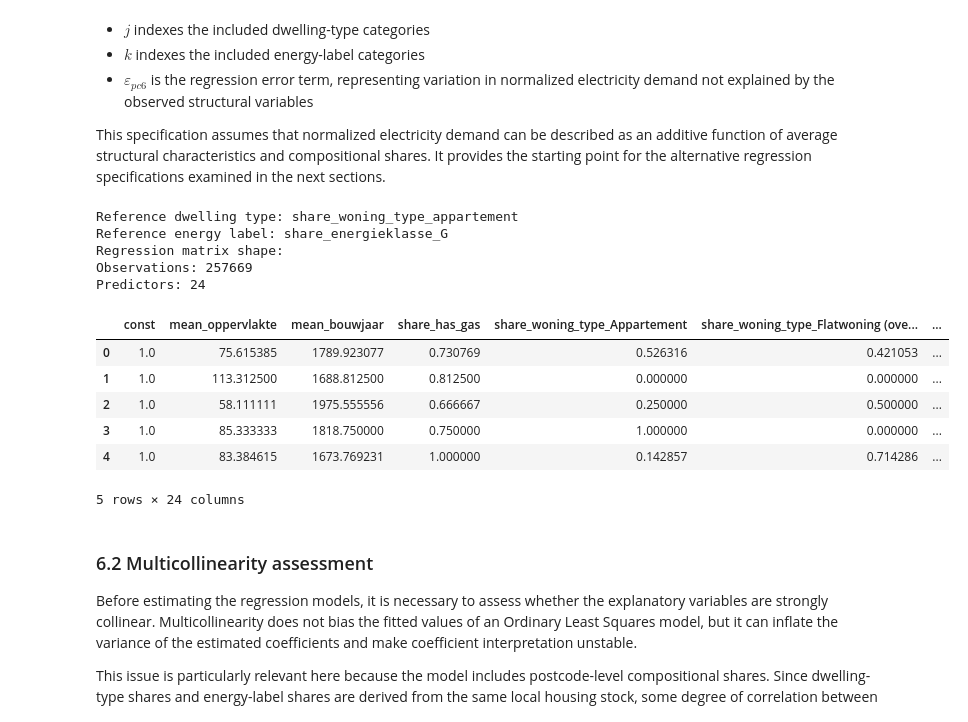
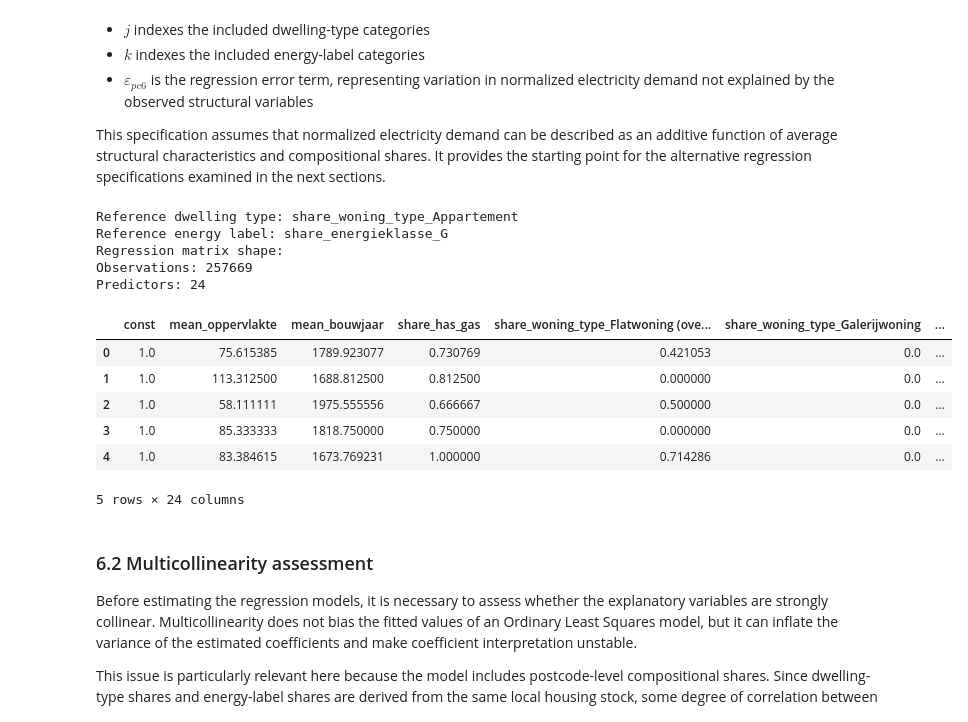
Before and after one commit to Dialectiek/policy-tool-slice, a Jupyter notebook: Dutch_load_analysis/dook_vng_data/Dutch_load_analysis.ipynb, the cells around one changed output. Drawn from its saved outputs; the diff is of its cells as text; code cells hidden in the pictures.

```diff
--- a/Dutch_load_analysis/dook_vng_data/Dutch_load_analysis.ipynb
+++ b/Dutch_load_analysis/dook_vng_data/Dutch_load_analysis.ipynb
@@ -2324,11 +2323,6 @@ pc6_dataset = (
     .merge(pc6_energylabel, on="postcode", how="left")
 )
 
-# clarify that this variable represents label coverage, not an efficiency class
-pc6_dataset = pc6_dataset.rename(columns={
-    "share_energieklasse_no_label": "share_no_energy_label"
-})
-
 # replace missing composition shares with zero
 pc6_dataset = pc6_dataset.fillna(0)
 
@@ -2746,7 +2740,7 @@ label_cols_full = [
 ]
 
 # explicit reference categories
-ref_woningtype = "share_woning_type_appartement"   # adjust if needed
+ref_woningtype = "share_woning_type_Appartement"   # adjust if needed
 ref_label = "share_energieklasse_G"                # adjust if needed
 
 woningtype_cols = [
@@ -2755,40 +2749,40 @@ woningtype_cols = [
 ]
 
 label_cols = [
     c for c in label_cols_full
     if c != ref_label
 ]
 
 print("Reference dwelling type:", ref_woningtype)
 print("Reference energy label:", ref_label)
 
 # predictor matrix
 X = pc6_dataset[
     ["mean_oppervlakte", "mean_bouwjaar", "share_has_gas"]
     + woningtype_cols
     + label_cols
 ].copy()
 
 # add intercept
 X = sm.add_constant(X)
 
 print("Regression matrix shape:")
 print("Observations:", X.shape[0])
 print("Predictors:", X.shape[1])
 
 display(X.head())
 # %% [output]
-Reference dwelling type: share_woning_type_appartement
+Reference dwelling type: share_woning_type_Appartement
 Reference energy label: share_energieklasse_G
 Regression matrix shape:
 Observations: 257669
 Predictors: 24
-|  | const | mean_oppervlakte | mean_bouwjaar | share_has_gas | share_woning_type_Appartement | share_woning_type_Flatwoning (ove... | ... |
-| 0 | 1.0 | 75.615385 | 1789.923077 | 0.730769 | 0.526316 | 0.421053 | ... |
-| 1 | 1.0 | 113.312500 | 1688.812500 | 0.812500 | 0.000000 | 0.000000 | ... |
-| 2 | 1.0 | 58.111111 | 1975.555556 | 0.666667 | 0.250000 | 0.500000 | ... |
-| 3 | 1.0 | 85.333333 | 1818.750000 | 0.750000 | 1.000000 | 0.000000 | ... |
-| 4 | 1.0 | 83.384615 | 1673.769231 | 1.000000 | 0.142857 | 0.714286 | ... |
+|  | const | mean_oppervlakte | mean_bouwjaar | share_has_gas | share_woning_type_Flatwoning (ove... | share_woning_type_Galerijwoning | ... |
+| 0 | 1.0 | 75.615385 | 1789.923077 | 0.730769 | 0.421053 | 0.0 | ... |
+| 1 | 1.0 | 113.312500 | 1688.812500 | 0.812500 | 0.000000 | 0.0 | ... |
+| 2 | 1.0 | 58.111111 | 1975.555556 | 0.666667 | 0.500000 | 0.0 | ... |
+| 3 | 1.0 | 85.333333 | 1818.750000 | 0.750000 | 0.000000 | 0.0 | ... |
+| 4 | 1.0 | 83.384615 | 1673.769231 | 1.000000 | 0.714286 | 0.0 | ... |
 5 rows × 24 columns
 # %% [markdown]
 ### 6.2 Multicollinearity assessment
```
Also changed, not shown: parts of 29 cells of this notebook.
